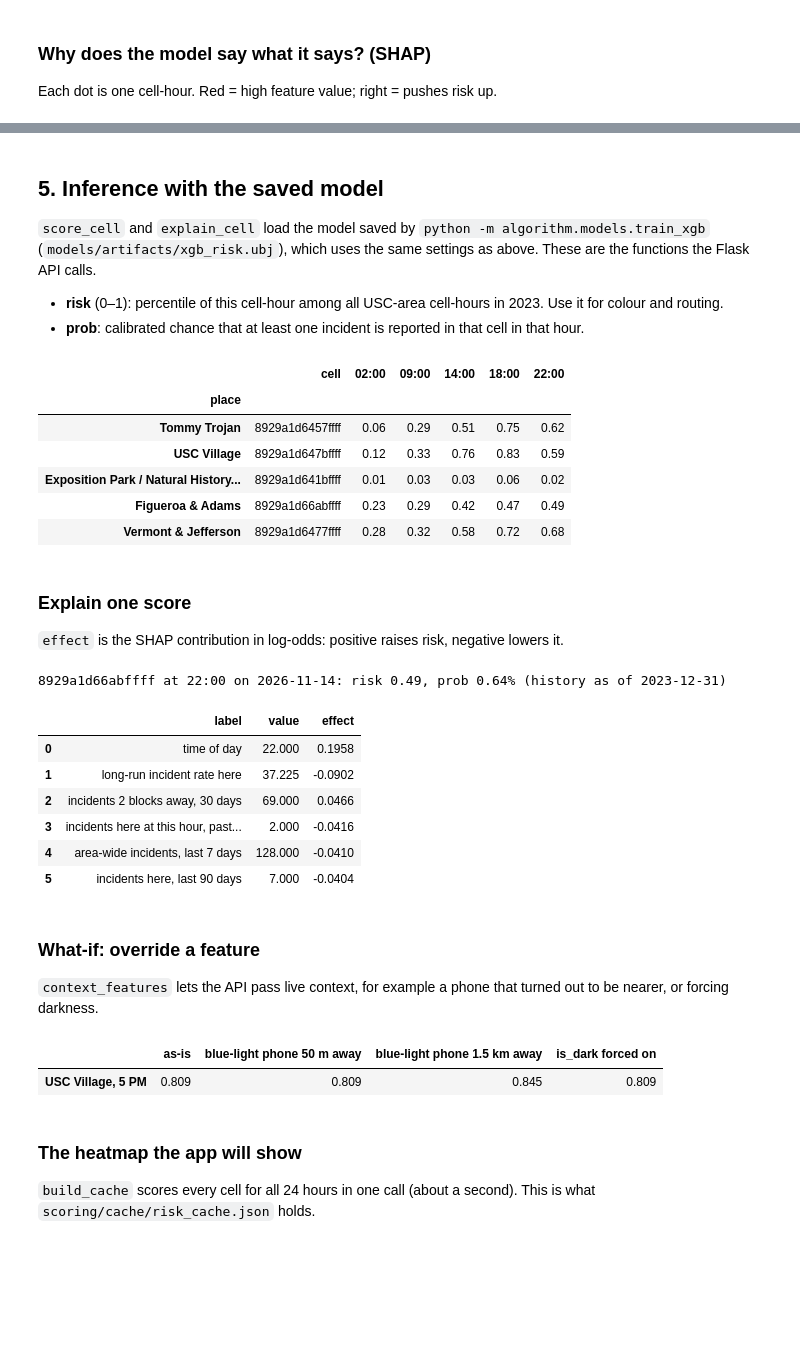
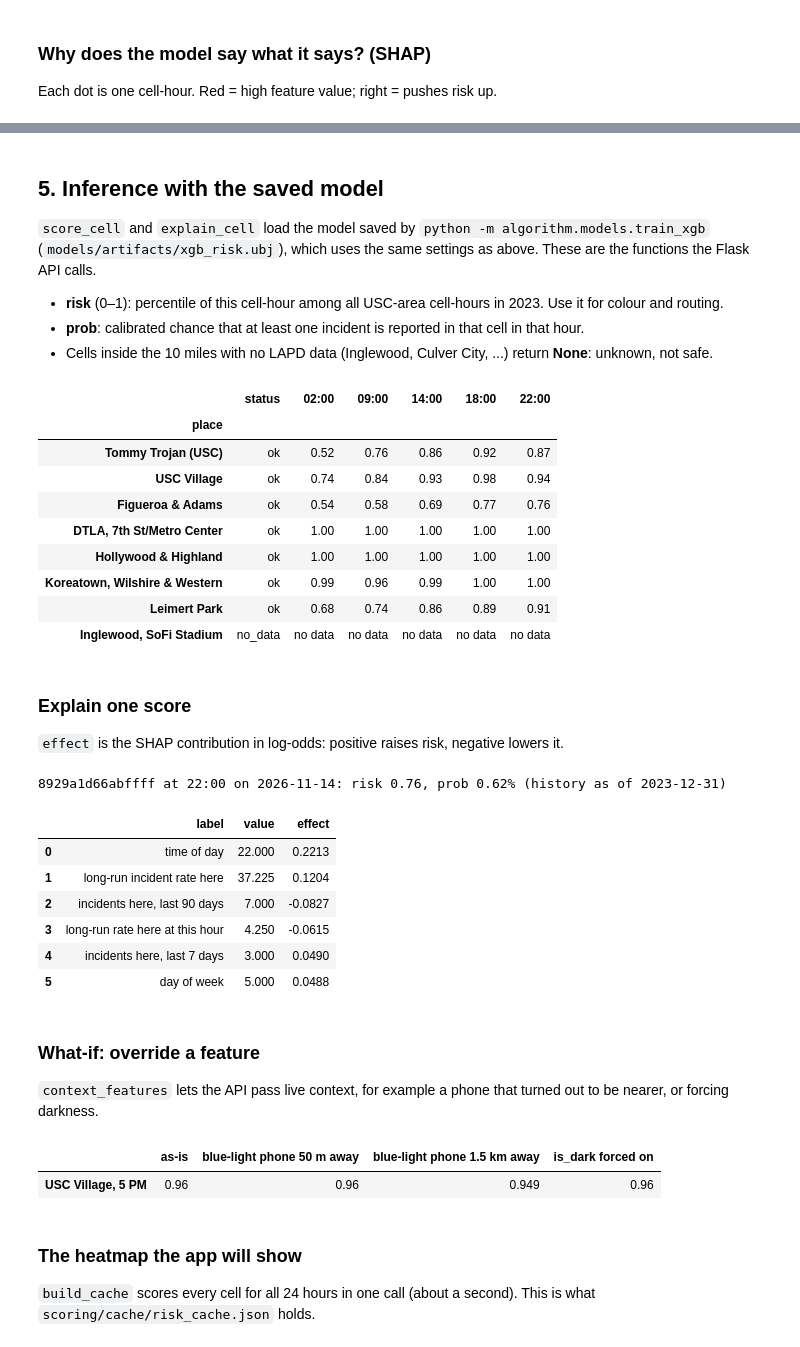
Before and after one commit to BenNormann/fight-or-flight-BE, a Jupyter notebook: algorithm/explore_train_infer.ipynb, the cells around one changed output, grey strips where cells are left out. Drawn from its saved outputs; the diff is of its cells as text; code cells hidden in the pictures; blank space fills up the shorter version.

```diff
--- a/algorithm/explore_train_infer.ipynb
+++ b/algorithm/explore_train_infer.ipynb
@@ -243,20 +251,19 @@ Every area cell × every hour × every day of 2023, about 1M rows, none seen in
 # %%
 from sklearn.metrics import roc_curve, precision_recall_curve
-from sklearn.calibration import calibration_curve
-from algorithm.models.train_xgb import prior_correct, evaluate
+from algorithm.models.train_xgb import prior_correct, evaluate, calibration_bins
 # train_xgb switches matplotlib to a file backend on import; switch back to inline
 %matplotlib inline
 
-test = hist.frame_for_range(config.TEST_START, config.TEST_END)
-y = test.y.to_numpy()
+test, _, _ = hist.eval_frame(config.TEST_START, config.TEST_END)
+y, w = test.y.to_numpy(), test.w.to_numpy()
 p_xgb = prior_correct(model.predict_proba(test[FEATURES])[:, 1], neg_rate)
 p_gbc = prior_correct(gbc.predict_proba(test[FEATURES])[:, 1], neg_rate)
 p_base = test.cell_hourband_365d.to_numpy() + 1e-3 * test.cell_90d.to_numpy()
-print(f"{len(test):,} cell-hours, {int(y.sum()):,} with an incident\n")
+print(f"{w.sum():,.0f} cell-hours on the 2023 grid, {int(y.sum()):,} with an incident (scored {len(test):,} rows)\n")
 results = pd.DataFrame({
-    "XGBoost": evaluate(y, p_xgb, "XGBoost"),
-    "sklearn GBC": evaluate(y, p_gbc, "sklearn GradientBoosting"),
-    "Baseline (past-year count)": evaluate(y, p_base, "Baseline (past-year count)", probabilistic=False),
+    "XGBoost": evaluate(y, p_xgb, "XGBoost", w),
+    "sklearn GBC": evaluate(y, p_gbc, "sklearn GradientBoosting", w),
+    "Baseline (past-year count)": evaluate(y, p_base, "Baseline (past-year count)", w, probabilistic=False),
 }).T[["auc", "pr_auc", "top10pct_capture", "brier", "mean_pred", "base_rate"]]
 results.style.format("{:.4f}", na_rep="–")
 # %% [output]
@@ -272,12 +279,13 @@ results.style.format("{:.4f}", na_rep="–")
 # %%
 fig, axes = plt.subplots(1, 3, figsize=(15, 4.3))
 for name, p, c in [("XGBoost", p_xgb, "#3b6ea5"), ("sklearn GBC", p_gbc, "#e9a03b"), ("Baseline", p_base, "#8d99ae")]:
-    fpr, tpr, _ = roc_curve(y, p); axes[0].plot(fpr, tpr, label=name, color=c)
-    pr, rc, _ = precision_recall_curve(y, p); axes[1].plot(rc, pr, label=name, color=c)
+    fpr, tpr, _ = roc_curve(y, p, sample_weight=w); axes[0].plot(fpr, tpr, label=name, color=c)
+    pr, rc, _ = precision_recall_curve(y, p, sample_weight=w); axes[1].plot(rc, pr, label=name, color=c)
 axes[0].plot([0, 1], [0, 1], ls="--", c="lightgray"); axes[0].set(title="ROC, 2023", xlabel="FPR", ylabel="TPR"); axes[0].legend()
-axes[1].axhline(y.mean(), ls="--", c="lightgray", label="base rate"); axes[1].set(title="Precision–recall, 2023", xlabel="recall", ylabel="precision", ylim=(0, 0.08)); axes[1].legend()
-frac, mean_pred = calibration_curve(y, p_xgb, n_bins=10, strategy="quantile")
-hi = max(frac.max(), mean_pred.max()) * 1.1
+axes[1].axhline(np.average(y, weights=w), ls="--", c="lightgray", label="base rate")
+axes[1].set(title="Precision–recall, 2023", xlabel="recall", ylabel="precision", ylim=(0, 0.1)); axes[1].legend()
+mean_pred, frac = calibration_bins(y, p_xgb, w)
+hi = max(max(frac), max(mean_pred)) * 1.1
 axes[2].plot([0, hi], [0, hi], ls="--", c="lightgray"); axes[2].plot(mean_pred, frac, marker="o", color="#3b6ea5")
 axes[2].set(title="Calibration (XGBoost), 2023", xlabel="predicted probability", ylabel="observed frequency")
 plt.tight_layout(); plt.show()
@@ -328,30 +336,41 @@ pd.Series(np.abs(contribs).mean(0), index=FEATURES).sort_values(ascending=False)
 
 - **risk** (0–1): percentile of this cell-hour among all USC-area cell-hours in 2023. Use it for colour and routing.
 - **prob**: calibrated chance that at least one incident is reported in that cell in that hour.
+- Cells inside the 10 miles with no LAPD data (Inglewood, Culver City, ...) return **None**: unknown, not safe.
 # %%
-from algorithm.scoring.score import score_cell, explain_cell, build_cache
+from algorithm.scoring.score import score_cell, explain_cell, build_cache, cell_status
 
 TODAY = dt.date(2026, 11, 14)
 places = {
-    "Tommy Trojan": (34.0206, -118.2854),
+    "Tommy Trojan (USC)": (34.0206, -118.2854),
     "USC Village": (34.0254, -118.2851),
-    "Exposition Park / Natural History Museum": (34.0170, -118.2887),
     "Figueroa & Adams": (34.0328, -118.2747),
-    "Vermont & Jefferson": (34.0256, -118.2917),
+    "DTLA, 7th St/Metro Center": (34.0486, -118.2587),
+    "Hollywood & Highland": (34.1016, -118.3387),
+    "Koreatown, Wilshire & Western": (34.0617, -118.3089),
+    "Leimert Park": (34.0049, -118.3315),
+    "Inglewood, SoFi Stadium": (33.9535, -118.3392),
 }
+HOURS = (2, 9, 14, 18, 22)
 rows = []
 for name, (lat, lng) in places.items():
     cell = h3.latlng_to_cell(lat, lng, config.H3_RES)
-    rows.append({"place": name, "cell": cell, **{f"{h:02d}:00": score_cell(cell, h, TODAY) for h in (2, 9, 14, 18, 22)}})
-pd.DataFrame(rows).set_index("place").style.format("{:.2f}", subset=pd.IndexSlice[:, ["02:00", "09:00", "14:00", "18:00", "22:00"]]).background_gradient(cmap="YlOrRd", axis=None, vmin=0, vmax=1, subset=pd.IndexSlice[:, ["02:00", "09:00", "14:00", "18:00", "22:00"]])
+    rows.append({"place": name, "status": cell_status(cell), **{f"{h:02d}:00": score_cell(cell, h, TODAY) for h in HOURS}})
+cols = [f"{h:02d}:00" for h in HOURS]
+df = pd.DataFrame(rows).set_index("place")
+df[cols] = df[cols].astype(float)
+df.style.format("{:.2f}", subset=cols, na_rep="no data").background_gradient(cmap="YlOrRd", axis=None, vmin=0, vmax=1, subset=cols)
 # %% [output]
-|  | cell | 02:00 | 09:00 | 14:00 | 18:00 | 22:00 |
+|  | status | 02:00 | 09:00 | 14:00 | 18:00 | 22:00 |
 | place |  |  |  |  |  |  |
-| Tommy Trojan | 8929a1d6457ffff | 0.06 | 0.29 | 0.51 | 0.75 | 0.62 |
-| USC Village | 8929a1d647bffff | 0.12 | 0.33 | 0.76 | 0.83 | 0.59 |
-| Exposition Park / Natural History... | 8929a1d641bffff | 0.01 | 0.03 | 0.03 | 0.06 | 0.02 |
-| Figueroa & Adams | 8929a1d66abffff | 0.23 | 0.29 | 0.42 | 0.47 | 0.49 |
-| Vermont & Jefferson | 8929a1d6477ffff | 0.28 | 0.32 | 0.58 | 0.72 | 0.68 |
+| Tommy Trojan (USC) | ok | 0.52 | 0.76 | 0.86 | 0.92 | 0.87 |
+| USC Village | ok | 0.74 | 0.84 | 0.93 | 0.98 | 0.94 |
+| Figueroa & Adams | ok | 0.54 | 0.58 | 0.69 | 0.77 | 0.76 |
+| DTLA, 7th St/Metro Center | ok | 1.00 | 1.00 | 1.00 | 1.00 | 1.00 |
+| Hollywood & Highland | ok | 1.00 | 1.00 | 1.00 | 1.00 | 1.00 |
+| Koreatown, Wilshire & Western | ok | 0.99 | 0.96 | 0.99 | 1.00 | 1.00 |
+| Leimert Park | ok | 0.68 | 0.74 | 0.86 | 0.89 | 0.91 |
+| Inglewood, SoFi Stadium | no_data | no data | no data | no data | no data | no data |
 # %% [markdown]
 ### Explain one score
 
@@ -362,14 +381,14 @@ ex = explain_cell(cell, 22, TODAY, top_k=6)
 print(f"{ex['cell']} at {ex['hour']}:00 on {ex['date']}: risk {ex['risk']:.2f}, prob {ex['prob']:.2%} (history as of {ex['history_as_of']})")
 pd.DataFrame(ex["factors"])[["label", "value", "effect"]]
 # %% [output]
-8929a1d66abffff at 22:00 on 2026-11-14: risk 0.49, prob 0.64% (history as of 2023-12-31)
+8929a1d66abffff at 22:00 on 2026-11-14: risk 0.76, prob 0.62% (history as of 2023-12-31)
 |  | label | value | effect |
-| 0 | time of day | 22.000 | 0.1958 |
-| 1 | long-run incident rate here | 37.225 | -0.0902 |
-| 2 | incidents 2 blocks away, 30 days | 69.000 | 0.0466 |
-| 3 | incidents here at this hour, past... | 2.000 | -0.0416 |
-| 4 | area-wide incidents, last 7 days | 128.000 | -0.0410 |
-| 5 | incidents here, last 90 days | 7.000 | -0.0404 |
+| 0 | time of day | 22.000 | 0.2213 |
+| 1 | long-run incident rate here | 37.225 | 0.1204 |
+| 2 | incidents here, last 90 days | 7.000 | -0.0827 |
+| 3 | long-run rate here at this hour | 4.250 | -0.0615 |
+| 4 | incidents here, last 7 days | 3.000 | 0.0490 |
+| 5 | day of week | 5.000 | 0.0488 |
 # %% [markdown]
 ### What-if: override a feature
 
@@ -384,7 +403,7 @@ pd.DataFrame({
 }, index=["USC Village, 5 PM"]).round(3)
 # %% [output]
 |  | as-is | blue-light phone 50 m away | blue-light phone 1.5 km away | is_dark forced on |
-| USC Village, 5 PM | 0.809 | 0.809 | 0.845 | 0.809 |
+| USC Village, 5 PM | 0.96 | 0.96 | 0.949 | 0.96 |
 # %% [markdown]
 ### The heatmap the app will show
 
```
Also changed, not shown: parts of 17 cells of this notebook.
